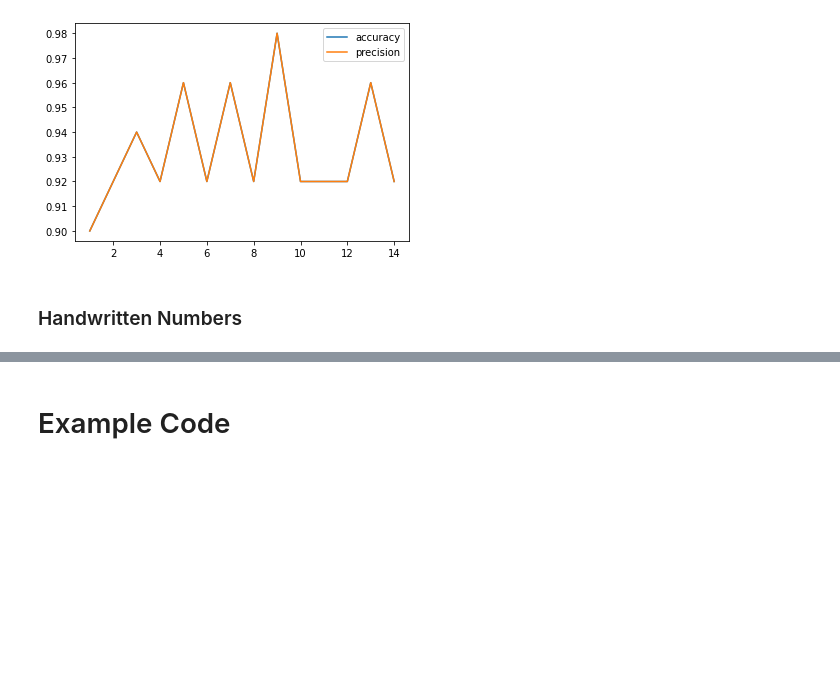
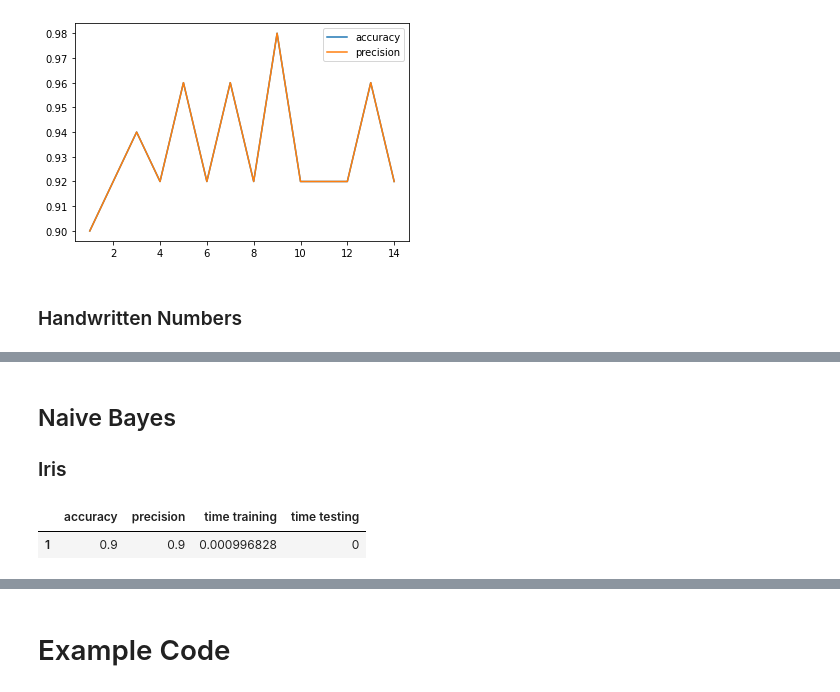
Before and after one commit to kocmana/tw_mle_exercise2, a Jupyter notebook: tw_mle_exercise2.ipynb, the cells around one changed output, grey strips where cells are left out. Cells and saved outputs as stored; diff of their text form; code cells hidden in the pictures; blank space fills up the shorter version.

```diff
--- a/tw_mle_exercise2.ipynb
+++ b/tw_mle_exercise2.ipynb
@@ -195,0 +201,48 @@ knn_results_numbers[['accuracy','precision']].plot.line()
+# %% [markdown]
+## Naive Bayes
+
+### Iris
+# %%
+from sklearn import naive_bayes
+
+# load the Iris dataset
+dataSet = datasets.load_iris()
+
+# Shuffle our input data
+randomState=24  # change the state with the numeric parts of your matrikelnummer; if you are in a group, use the sume of the numeric parts
+                # se19m024
+data, target = shuffle(dataSet.data, dataSet.target, random_state=randomState)
+
+# Prepare dataframe for results
+bayes_results_iris = pd.DataFrame(columns=['accuracy','precision','time training', 'time testing'], index=[1])
+
+# Prepare a train/test set split
+# split 2/3 1/3 into training & test set
+# We use the random number generator state +1; this will influence how our data is split
+X_train, X_test, y_train, y_test = train_test_split(data, target, test_size=0.33, random_state=(randomState+1))
+
+classifier = naive_bayes.GaussianNB()
+start_time_train = time.time()
+classifier.fit(X_train, y_train)
+end_time_train = time.time()
+
+# predict the test set on our trained classifier
+start_time_test = time.time()
+y_test_predicted = classifier.predict(X_test)
+end_time_test = time.time()
+
+# Compute metrics
+acc=metrics.accuracy_score(y_test, y_test_predicted)
+precision=metrics.precision_score(y_test, y_test_predicted, average="micro")
+
+bayes_results_iris.loc[1] = pd.Series({
+    'accuracy':acc,
+    'precision':precision,
+    'time training':end_time_train-start_time_train,
+    'time testing':end_time_test-start_time_test
+})
+
+display(bayes_results_iris)
+# %% [output]
+|  | accuracy | precision | time training | time testing |
+| 1 | 0.9 | 0.9 | 0.000996828 | 0 |
```
Also changed, not shown: parts of 15 cells of this notebook.
